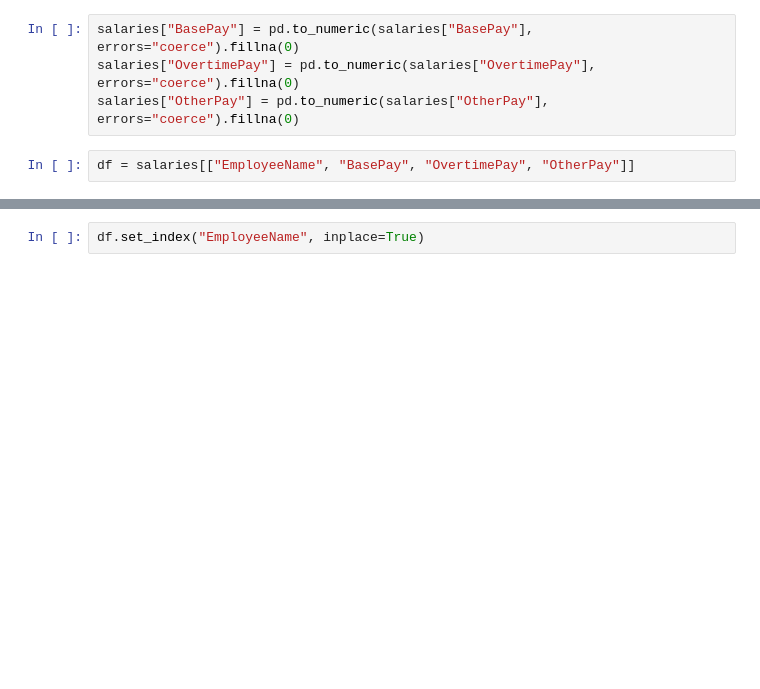
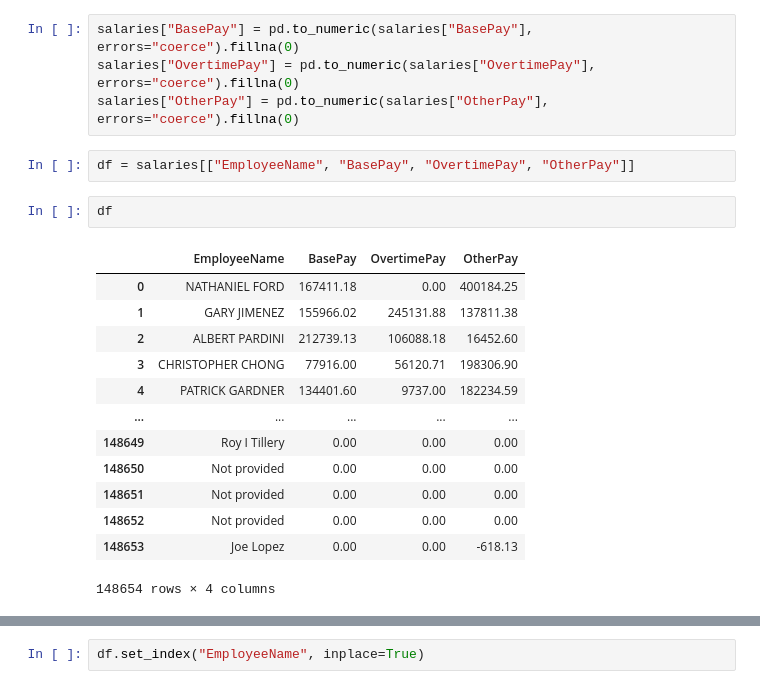
Before and after one commit to josegarcia19809/2026-Python-Data-Analysis-Visualization-CS, a Jupyter notebook: a11_Plotting_With_Pandas.ipynb, the cells around one changed output, grey strips where cells are left out. Drawn from its saved outputs; the diff is of its cells as text; blank space fills up the shorter version.

```diff
--- a/a11_Plotting_With_Pandas.ipynb
+++ b/a11_Plotting_With_Pandas.ipynb
@@ -526,3 +529,19 @@ salaries["OvertimePay"] = pd.to_numeric(salaries["OvertimePay"], errors="coerce"
 salaries["OtherPay"] = pd.to_numeric(salaries["OtherPay"], errors="coerce").fillna(0)
 # %%
 df = salaries[["EmployeeName", "BasePay", "OvertimePay", "OtherPay"]]
+# %%
+df
+# %% [output]
+|  | EmployeeName | BasePay | OvertimePay | OtherPay |
+| 0 | NATHANIEL FORD | 167411.18 | 0.00 | 400184.25 |
+| 1 | GARY JIMENEZ | 155966.02 | 245131.88 | 137811.38 |
+| 2 | ALBERT PARDINI | 212739.13 | 106088.18 | 16452.60 |
+| 3 | CHRISTOPHER CHONG | 77916.00 | 56120.71 | 198306.90 |
+| 4 | PATRICK GARDNER | 134401.60 | 9737.00 | 182234.59 |
+| ... | ... | ... | ... | ... |
+| 148649 | Roy I Tillery | 0.00 | 0.00 | 0.00 |
+| 148650 | Not provided | 0.00 | 0.00 | 0.00 |
+| 148651 | Not provided | 0.00 | 0.00 | 0.00 |
+| 148652 | Not provided | 0.00 | 0.00 | 0.00 |
+| 148653 | Joe Lopez | 0.00 | 0.00 | -618.13 |
+148654 rows × 4 columns
```
Also changed, not shown: parts of 13 cells of this notebook, 3 other files.
